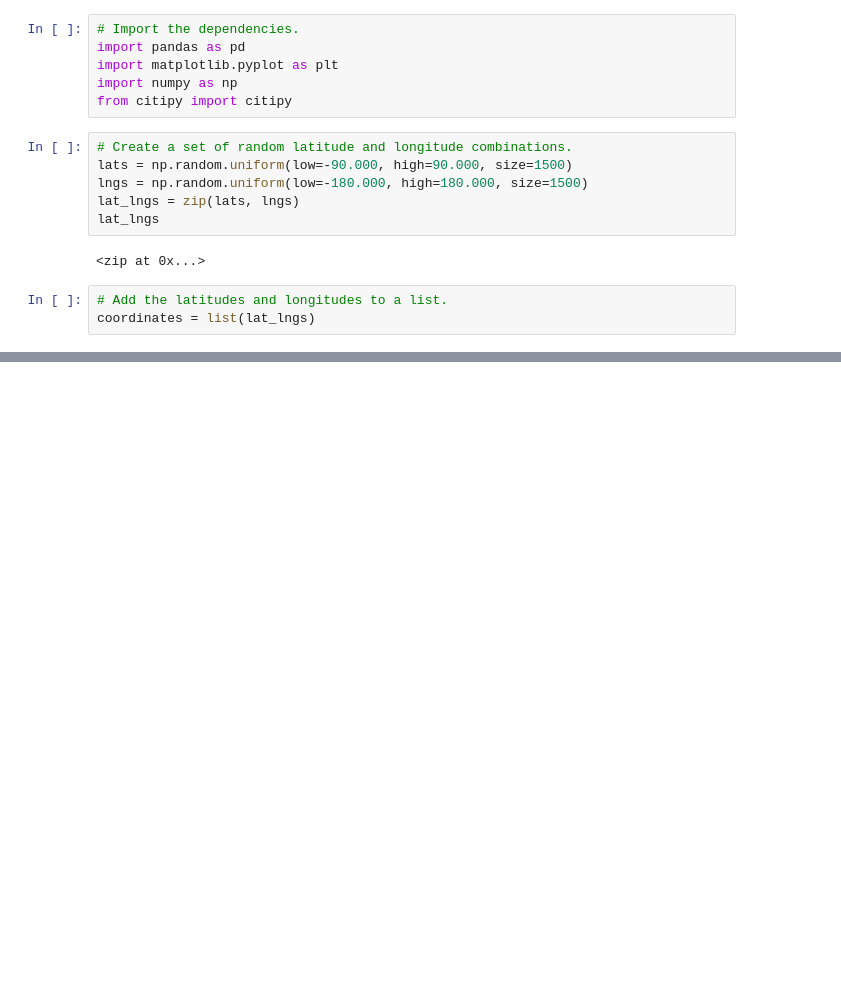
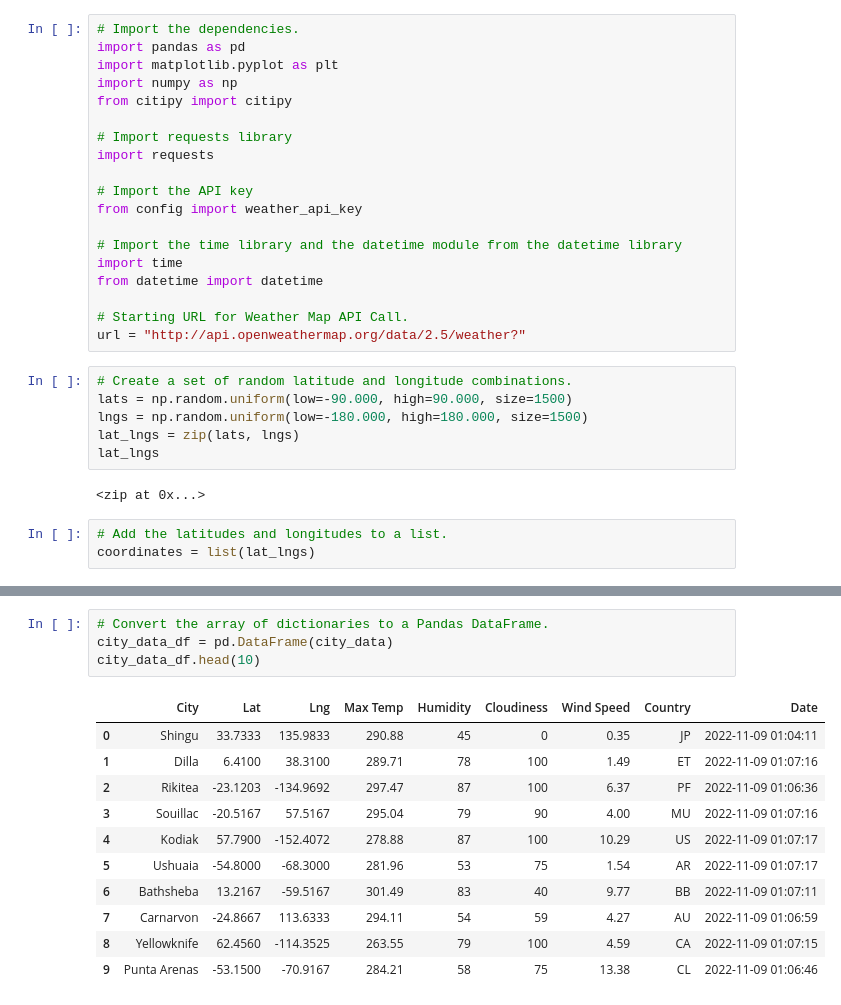
Before and after one commit to Hollisd12/World_Weather_Analysis, a Jupyter notebook: WeatherPy.ipynb, the cells around one changed output, grey strips where cells are left out. Cells and saved outputs as stored; diff of their text form; blank space fills up the shorter version.

Commit message:
Module 6.2.7

```diff
--- a/WeatherPy.ipynb
+++ b/WeatherPy.ipynb
@@ -4,6 +4,19 @@ import pandas as pd
 import matplotlib.pyplot as plt
 import numpy as np
 from citipy import citipy
+
+# Import requests library
+import requests
+
+# Import the API key
+from config import weather_api_key
+
+# Import the time library and the datetime module from the datetime library
+import time
+from datetime import datetime
+
+# Starting URL for Weather Map API Call.
+url = "http://api.openweathermap.org/data/2.5/weather?"
 # %%
 # Create a set of random latitude and longitude combinations.
 lats = np.random.uniform(low=-90.000, high=90.000, size=1500)
@@ -33,0 +129,16 @@ len(cities)
+# %%
+# Convert the array of dictionaries to a Pandas DataFrame.
+city_data_df = pd.DataFrame(city_data)
+city_data_df.head(10)
+# %% [output]
+|  | City | Lat | Lng | Max Temp | Humidity | Cloudiness | Wind Speed | Country | Date |
+| 0 | Shingu | 33.7333 | 135.9833 | 290.88 | 45 | 0 | 0.35 | JP | 2022-11-09 01:04:11 |
+| 1 | Dilla | 6.4100 | 38.3100 | 289.71 | 78 | 100 | 1.49 | ET | 2022-11-09 01:07:16 |
+| 2 | Rikitea | -23.1203 | -134.9692 | 297.47 | 87 | 100 | 6.37 | PF | 2022-11-09 01:06:36 |
+| 3 | Souillac | -20.5167 | 57.5167 | 295.04 | 79 | 90 | 4.00 | MU | 2022-11-09 01:07:16 |
+| 4 | Kodiak | 57.7900 | -152.4072 | 278.88 | 87 | 100 | 10.29 | US | 2022-11-09 01:07:17 |
+| 5 | Ushuaia | -54.8000 | -68.3000 | 281.96 | 53 | 75 | 1.54 | AR | 2022-11-09 01:07:17 |
+| 6 | Bathsheba | 13.2167 | -59.5167 | 301.49 | 83 | 40 | 9.77 | BB | 2022-11-09 01:07:11 |
+| 7 | Carnarvon | -24.8667 | 113.6333 | 294.11 | 54 | 59 | 4.27 | AU | 2022-11-09 01:06:59 |
+| 8 | Yellowknife | 62.4560 | -114.3525 | 263.55 | 79 | 100 | 4.59 | CA | 2022-11-09 01:07:15 |
+| 9 | Punta Arenas | -53.1500 | -70.9167 | 284.21 | 58 | 75 | 13.38 | CL | 2022-11-09 01:06:46 |
```
Also changed, not shown: parts of 4 cells of this notebook, 3 other files.
